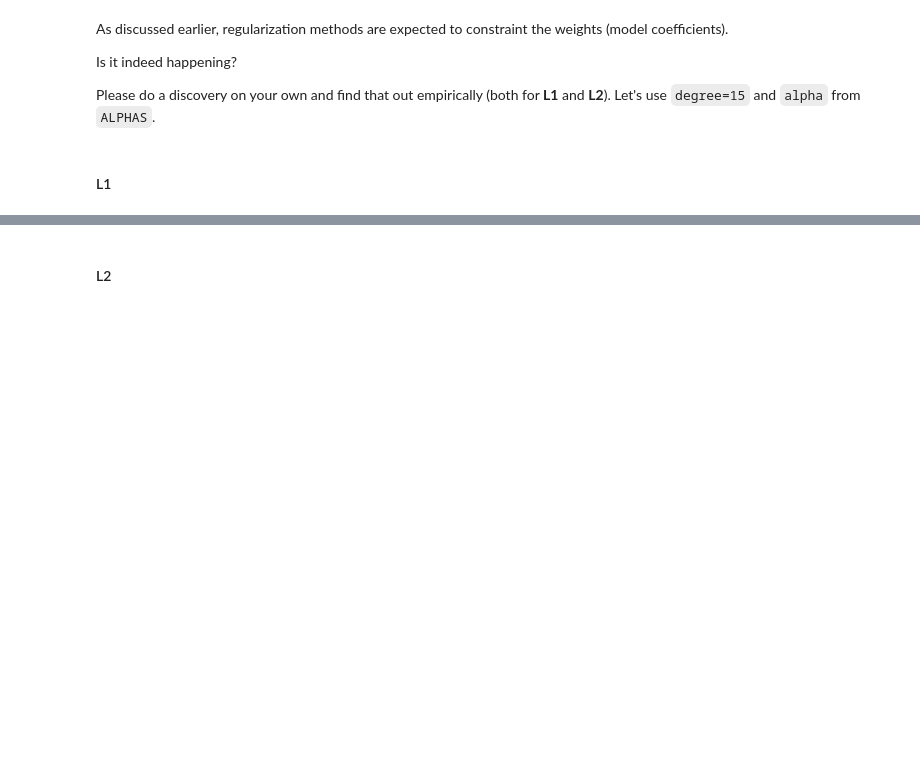
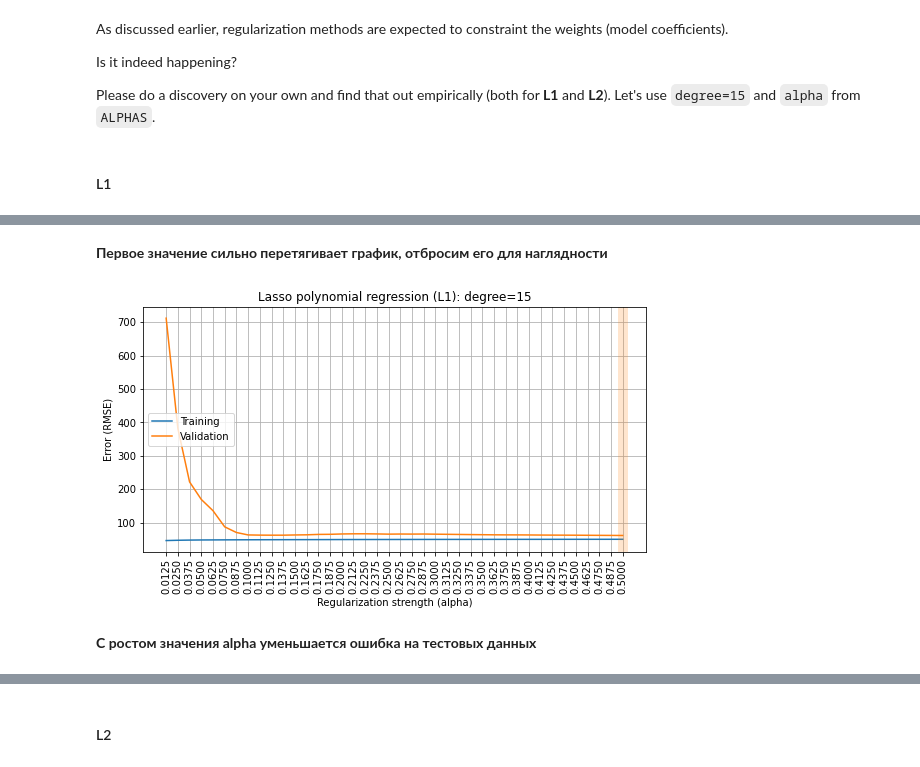
Before and after one commit to codekot/overfitting_regularization, a Jupyter notebook: overfitting_regularization.ipynb, the cells around one changed output, grey strips where cells are left out. Drawn from its saved outputs; the diff is of its cells as text; code cells hidden in the pictures; blank space fills up the shorter version.

```diff
--- a/overfitting_regularization.ipynb
+++ b/overfitting_regularization.ipynb
@@ -491,0 +538,10 @@ Please do a discovery on your own and find that out empirically (both for **L1**
+# %% [markdown]
+**Первое значение сильно перетягивает график, отбросим его для наглядности**
+# %%
+plot_fitting_graph(ALPHAS[1:], rmse_train[1:], rmse_valid[1:],
+                   xlabel='Regularization strength (alpha)', ylabel='Error (RMSE)',
+                   title='Lasso polynomial regression (L1): degree=15', custom_scale='log')
+# %% [output]
+[figure, added]
+# %% [markdown]
+**С ростом значения alpha уменьшается ошибка на тестовых данных**
```
Also changed, not shown: parts of 54 cells of this notebook.
